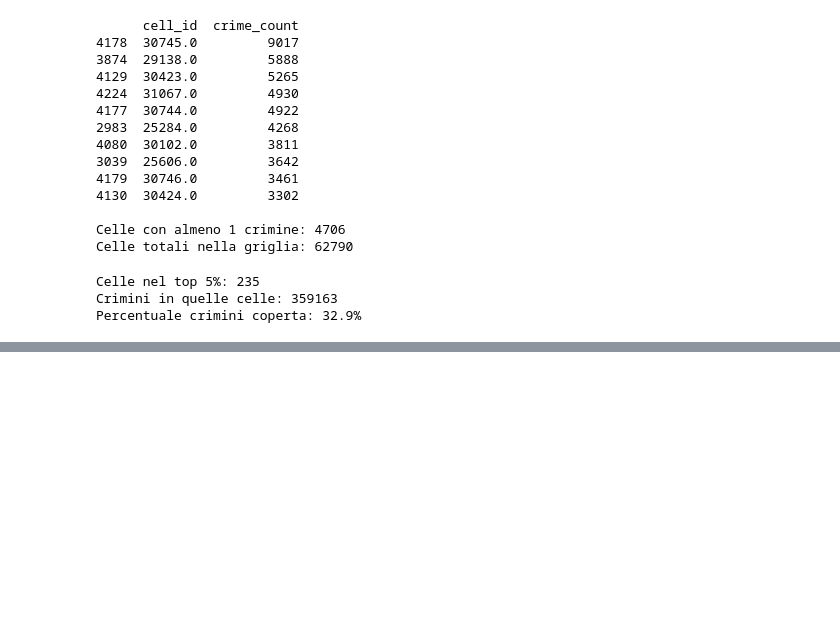
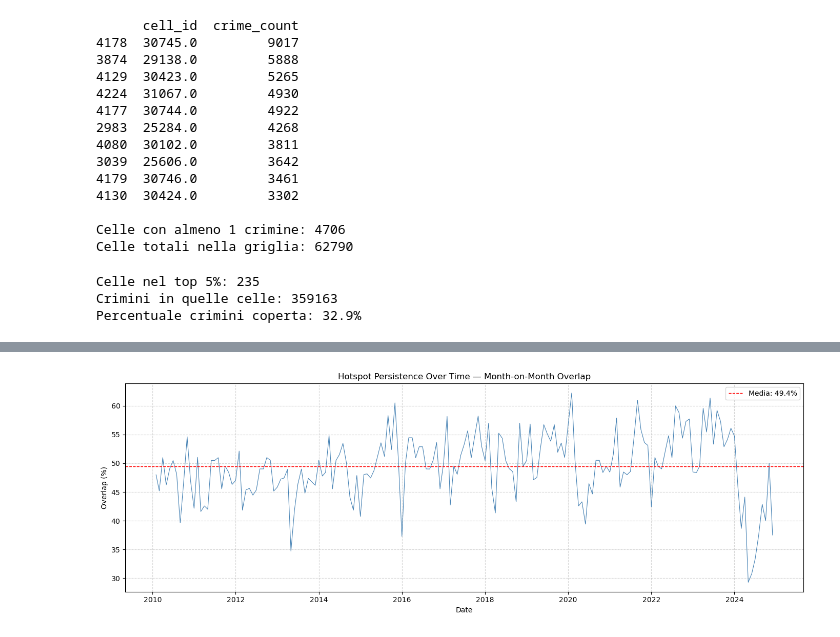
Before and after one commit to AnalystEca/lapd-crime-data, a Jupyter notebook: notebooks/02_analyze/10_advanced_eda_block1.ipynb, the cells around one changed output, grey strips where cells are left out. Drawn from its saved outputs; the diff is of its cells as text; code cells hidden in the pictures; blank space fills up the shorter version.

Commit message:
Q6.2 hotspot persistence: month-on-month overlap analysis and chart

```diff
--- a/notebooks/02_analyze/10_advanced_eda_block1.ipynb
+++ b/notebooks/02_analyze/10_advanced_eda_block1.ipynb
@@ -65,7 +65,7 @@ pattugliamento in modo mirato.
 sentinella (0,0) convertite in NaN durante il cleaning. Questi record
 verranno esclusi dall'analisi geospaziale.
 # %%
-q61_df = df.loc[df['crime_category'] == 'person', ['LAT', 'LON']].copy()
+q61_df = df.loc[df['crime_category'] == 'person', ['LAT', 'LON', 'month', 'year']].copy()
 
 print(q61_df.head())
 # %% [output]
@@ -217,0 +263,14 @@ m.save('../../outputs/10_advanced_eda_block1/32_hotspot_map_top5pct.html')
+# %%
+def get_hotspot_cells(group, pct=0.05):
+    n = max(1, int(len(group) * pct))
+    return set(group.nlargest(n, 'crime_count')['cell_id'])
+
+monthly_hotspots = (
+    monthly_counts
+    .groupby(['year', 'month'])
+    .apply(get_hotspot_cells, include_groups=False)
+    .reset_index()
+)
+monthly_hotspots.columns = ['year', 'month', 'hotspot_cells']
+print(monthly_hotspots.head(5))
+print(f'Mesi totali: {len(monthly_hotspots)}')
@@ -217,0 +285,15 @@ m.save('../../outputs/10_advanced_eda_block1/32_hotspot_map_top5pct.html')
+# %%
+overlaps = []
+for i in range(1, len(monthly_hotspots)):
+    current = monthly_hotspots.iloc[i]['hotspot_cells']
+    previous = monthly_hotspots.iloc[i-1]['hotspot_cells']
+    overlap_pct = len(current & previous) / len(current) * 100
+    overlaps.append({
+        'year': monthly_hotspots.iloc[i]['year'],
+        'month': monthly_hotspots.iloc[i]['month'],
+        'overlap_pct': overlap_pct
+    })
+
+overlap_df = pd.DataFrame(overlaps)
+print(overlap_df.head(10))
+print(f'\nOverlap medio: {overlap_df["overlap_pct"].mean():.1f}%')
@@ -217,0 +314,16 @@ m.save('../../outputs/10_advanced_eda_block1/32_hotspot_map_top5pct.html')
+# %%
+overlap_df['date'] = pd.to_datetime(overlap_df[['year', 'month']].assign(day=1))
+
+fig, ax = plt.subplots(figsize=(14, 5))
+ax.plot(overlap_df['date'], overlap_df['overlap_pct'], linewidth=0.8, color='steelblue')
+ax.axhline(y=overlap_df['overlap_pct'].mean(), color='red', linestyle='--', linewidth=1, label=f'Media: {overlap_df["overlap_pct"].mean():.1f}%')
+ax.set_title('Hotspot Persistence Over Time — Month-on-Month Overlap')
+ax.set_xlabel('Date')
+ax.set_ylabel('Overlap (%)')
+ax.legend()
+ax.grid(True, linestyle='--', alpha=0.5)
+plt.tight_layout()
+plt.savefig('../../outputs/10_advanced_eda_block1/33_hotspot_persistence.png', dpi=150, bbox_inches='tight')
+plt.show()
+# %% [output]
+[figure, added]
```
Also changed, not shown: parts of 11 cells of this notebook, 2 other files.
